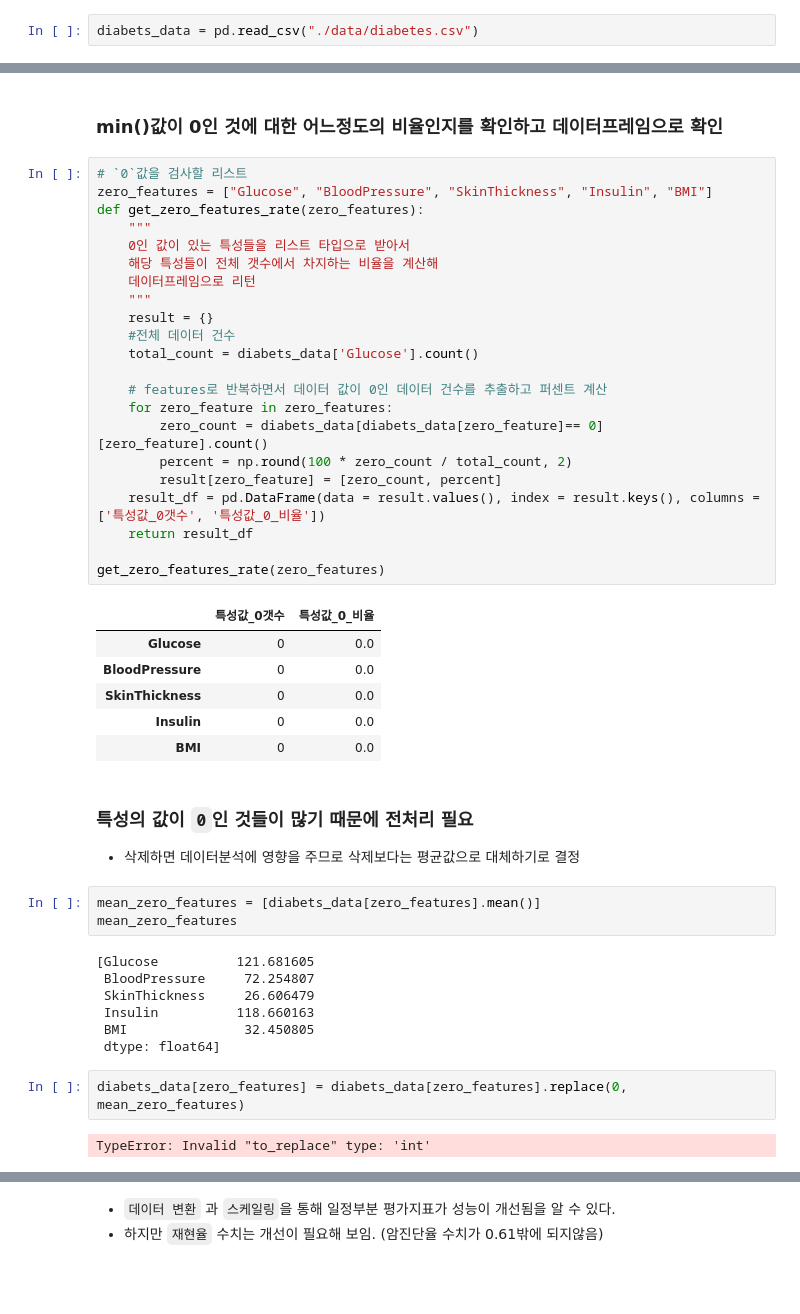
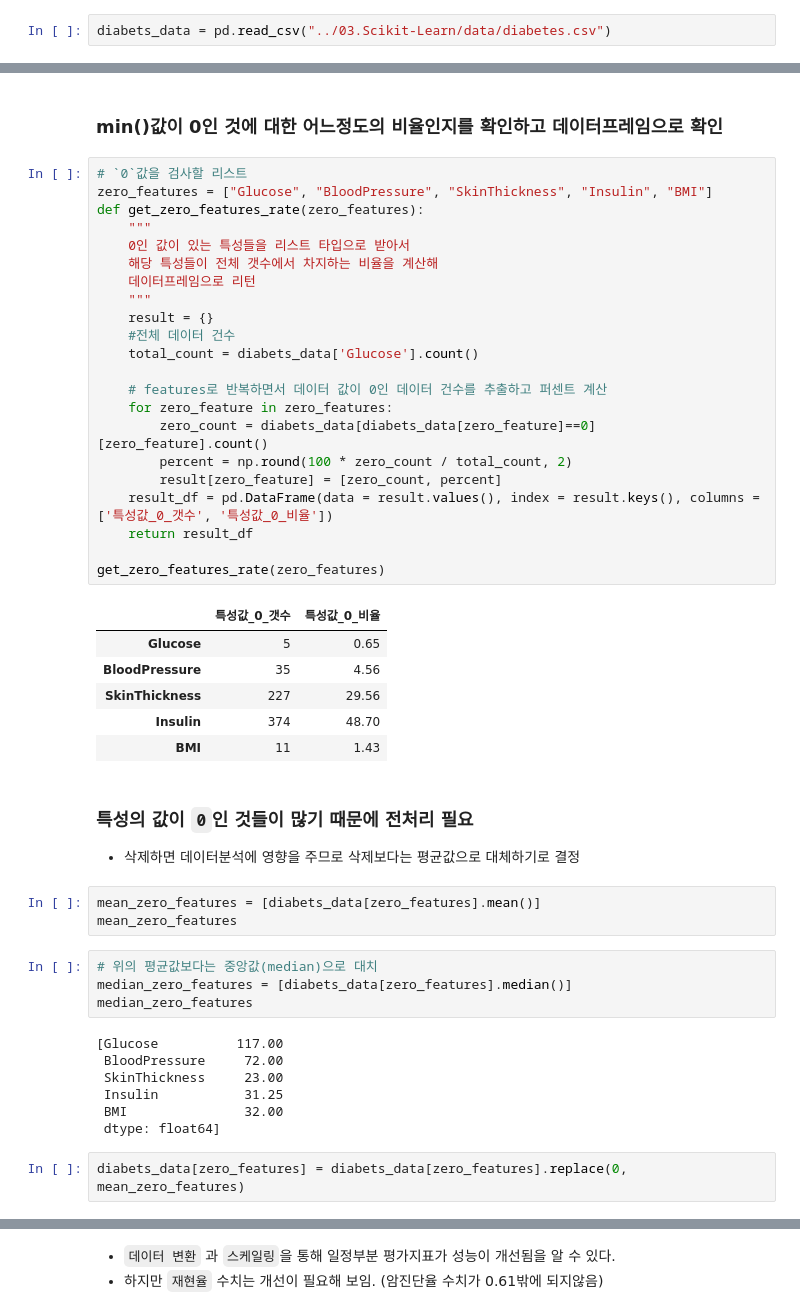
Before and after one commit to SANGSEOSEO/philosophy_datascience, a Jupyter notebook: 01.ML/03.Scikit-Learn/피마인디언_당뇨병예측_0306.ipynb, the cells around one changed output, grey strips where cells are left out. Cells and saved outputs as stored; diff of their text form; blank space fills up the shorter version.

```diff
--- a/01.ML/03.Scikit-Learn/피마인디언_당뇨병예측_0306.ipynb
+++ b/01.ML/03.Scikit-Learn/피마인디언_당뇨병예측_0306.ipynb
@@ -43,7 +45,7 @@ from sklearn.linear_model import LogisticRegression
 # %% [markdown]
 ## 데이터 로드 및 EDA
 # %%
-diabets_data = pd.read_csv("./data/diabetes.csv")
+diabets_data = pd.read_csv("../03.Scikit-Learn/data/diabetes.csv")
 # %%
 diabets_data.head(3)
 # %% [output]
@@ -201,46 +242,48 @@ plt.hist(diabets_data.Glucose, bins = 10)
 # %%
 # `0`값을 검사할 리스트
 zero_features = ["Glucose", "BloodPressure", "SkinThickness", "Insulin", "BMI"]
 def get_zero_features_rate(zero_features):
     """
     0인 값이 있는 특성들을 리스트 타입으로 받아서
     해당 특성들이 전체 갯수에서 차지하는 비율을 계산해
     데이터프레임으로 리턴
     """
     result = {}
     #전체 데이터 건수
     total_count = diabets_data['Glucose'].count()
 
     # features로 반복하면서 데이터 값이 0인 데이터 건수를 추출하고 퍼센트 계산
     for zero_feature in zero_features:
-        zero_count = diabets_data[diabets_data[zero_feature]== 0][zero_feature].count()
+        zero_count = diabets_data[diabets_data[zero_feature]==0][zero_feature].count()
         percent = np.round(100 * zero_count / total_count, 2)
         result[zero_feature] = [zero_count, percent]
-    result_df = pd.DataFrame(data = result.values(), index = result.keys(), columns = ['특성값_0갯수', '특성값_0_비율'])
+    result_df = pd.DataFrame(data = result.values(), index = result.keys(), columns = ['특성값_0_갯수', '특성값_0_비율'])
     return result_df
 
 get_zero_features_rate(zero_features)
 # %% [output]
-|  | 특성값_0갯수 | 특성값_0_비율 |
-| Glucose | 0 | 0.0 |
-| BloodPressure | 0 | 0.0 |
-| SkinThickness | 0 | 0.0 |
-| Insulin | 0 | 0.0 |
-| BMI | 0 | 0.0 |
+|  | 특성값_0_갯수 | 특성값_0_비율 |
+| Glucose | 5 | 0.65 |
+| BloodPressure | 35 | 4.56 |
+| SkinThickness | 227 | 29.56 |
+| Insulin | 374 | 48.70 |
+| BMI | 11 | 1.43 |
 # %% [markdown]
 ### 특성의 값이 `0`인 것들이 많기 때문에 전처리 필요
 * 삭제하면 데이터분석에 영향을 주므로 삭제보다는 평균값으로 대체하기로 결정
 # %%
 mean_zero_features = [diabets_data[zero_features].mean()]
 mean_zero_features
-# %% [output]
-[Glucose          121.681605
- BloodPressure     72.254807
- SkinThickness     26.606479
- Insulin          118.660163
- BMI               32.450805
- dtype: float64]
+# %%
+# 위의 평균값보다는 중앙값(median)으로 대치
+median_zero_features = [diabets_data[zero_features].median()]
+median_zero_features
+# %% [output]
+[Glucose          117.00
+ BloodPressure     72.00
+ SkinThickness     23.00
+ Insulin           31.25
+ BMI               32.00
+ dtype: float64]
 # %%
 diabets_data[zero_features] = diabets_data[zero_features].replace(0, mean_zero_features)
-# %% [output]
-TypeError: Invalid "to_replace" type: 'int'
```
Also changed, not shown: parts of 34 cells of this notebook.
